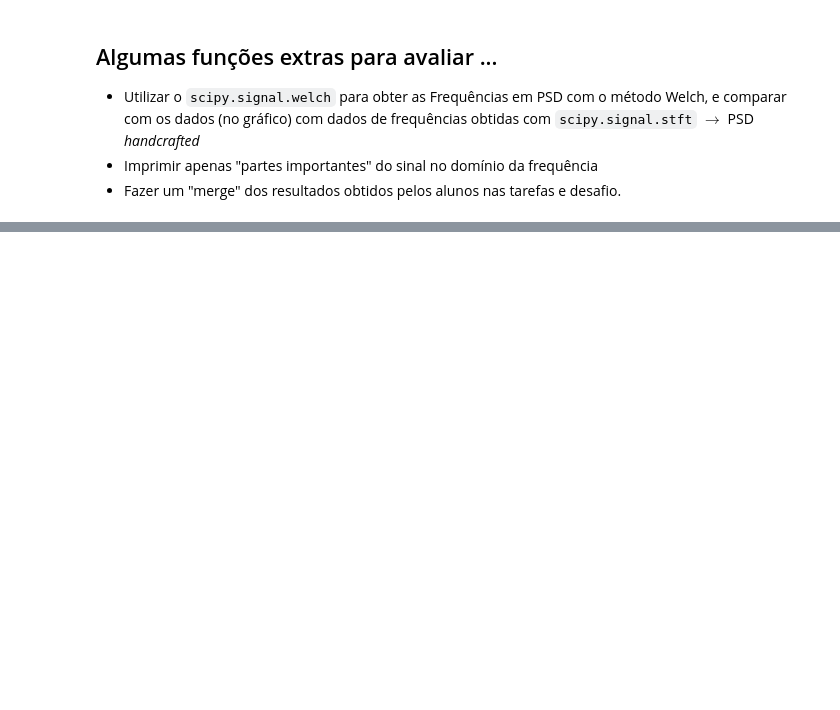
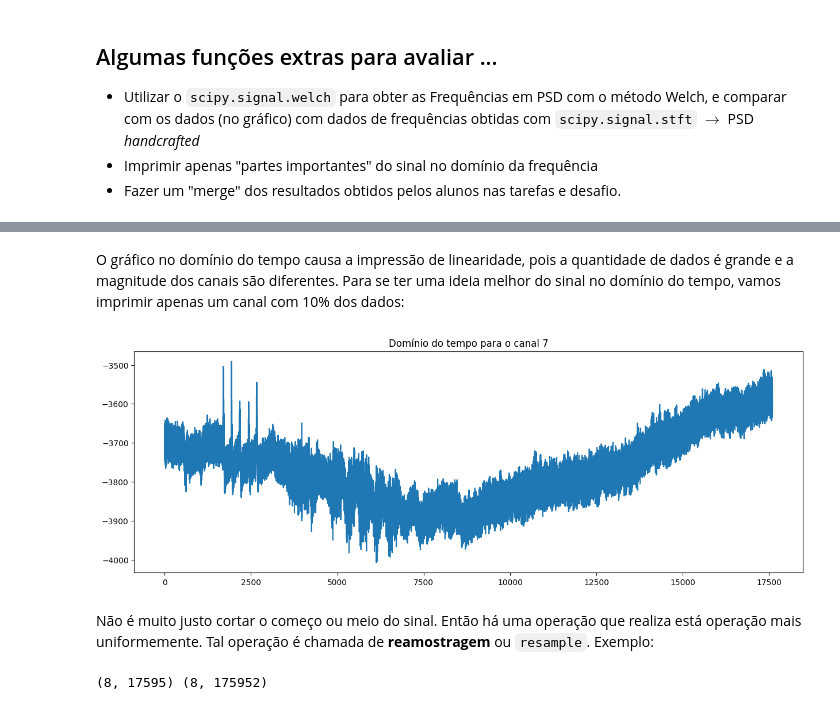
Before and after one commit to bneurd/tutoriais, a Jupyter notebook: EEG_Rhythms/preprocessing.ipynb, the cells around one changed output, grey strips where cells are left out. Drawn from its saved outputs; the diff is of its cells as text; code cells hidden in the pictures; blank space fills up the shorter version.

```diff
--- a/EEG_Rhythms/preprocessing.ipynb
+++ b/EEG_Rhythms/preprocessing.ipynb
@@ -30,6 +42,7 @@ data.shape
 # %%
-f, t, Zxx = stft(data, fs=250., nperseg=256)
-print(f.shape, t.shape, Zxx.shape)
-freqs = Zxx.reshape(8, len(f) * len(t))
-freqs.shape
+f, t, Zxx = stft(X, fs=250., nperseg=256)
+print(f.shape, t.shape, Zxx[7,:,:].shape)
+
+# domínio da frequência x tempo (espectrograma)
+Zxx.shape
 # %% [output]
@@ -100,0 +88,16 @@ def print_graphs(data):
+# %% [markdown]
+O gráfico no domínio do tempo causa a impressão de linearidade, pois a quantidade de dados é grande e a magnitude  dos canais são diferentes. Para se ter uma ideia melhor do sinal no domínio do tempo, vamos imprimir apenas um canal com 10% dos dados:
+# %%
+ch = 7
+plt.plot(X[ch,:int(X.shape[1]/10)])
+plt.title(f'Domínio do tempo para o canal {ch}')
+plt.show()
+# %% [output]
+[figure, added]
+# %% [markdown]
+Não é muito justo cortar o começo ou meio do sinal. Então há uma operação que realiza está operação mais uniformemente. Tal operação é chamada de **reamostragem** ou `resample`. Exemplo:
+# %%
+X_rs = resample(X, int(X.shape[1]/10), axis=-1)
+print(X_rs.shape, X.shape)
+# %% [output]
+(8, 17595) (8, 175952)
```
Also changed, not shown: parts of 28 cells of this notebook.
